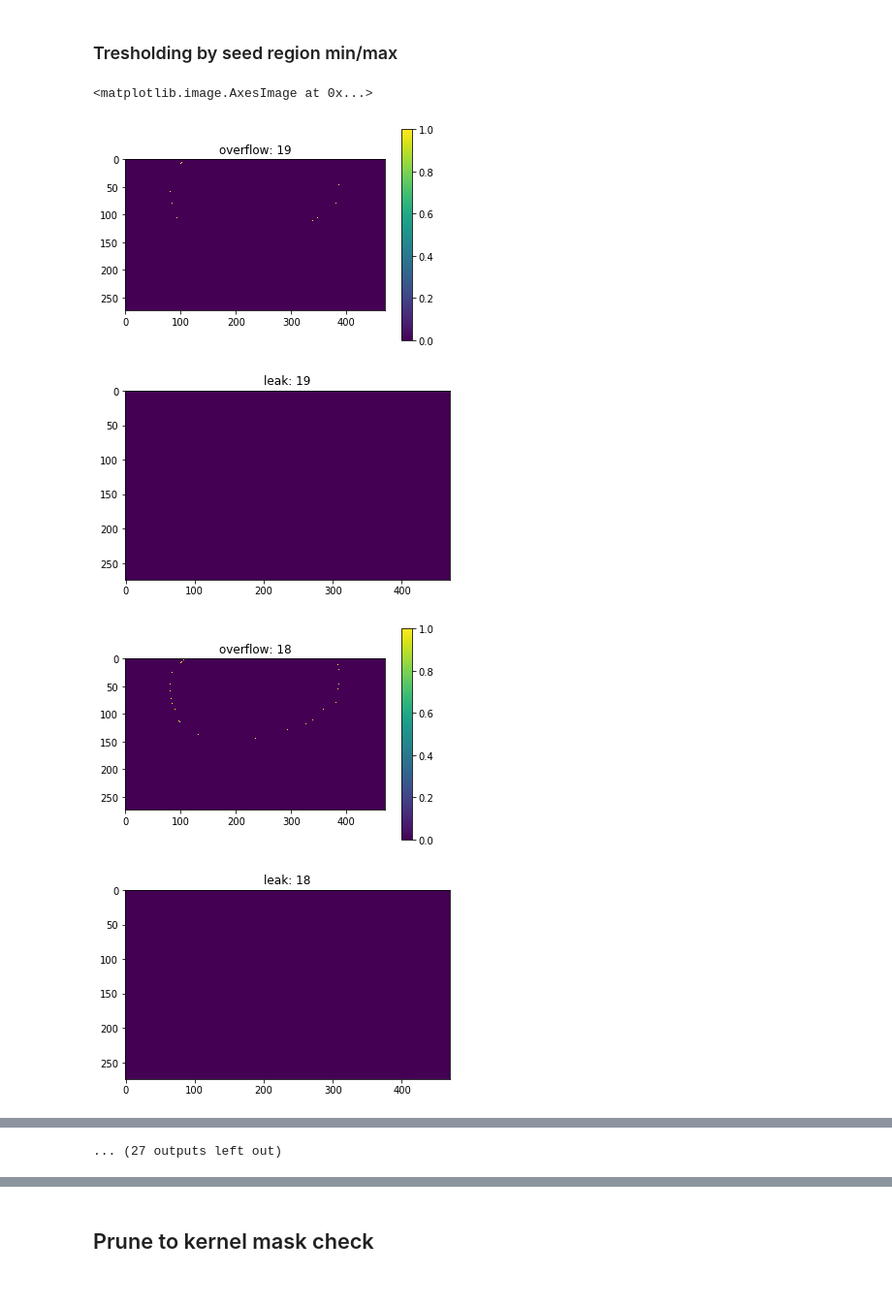
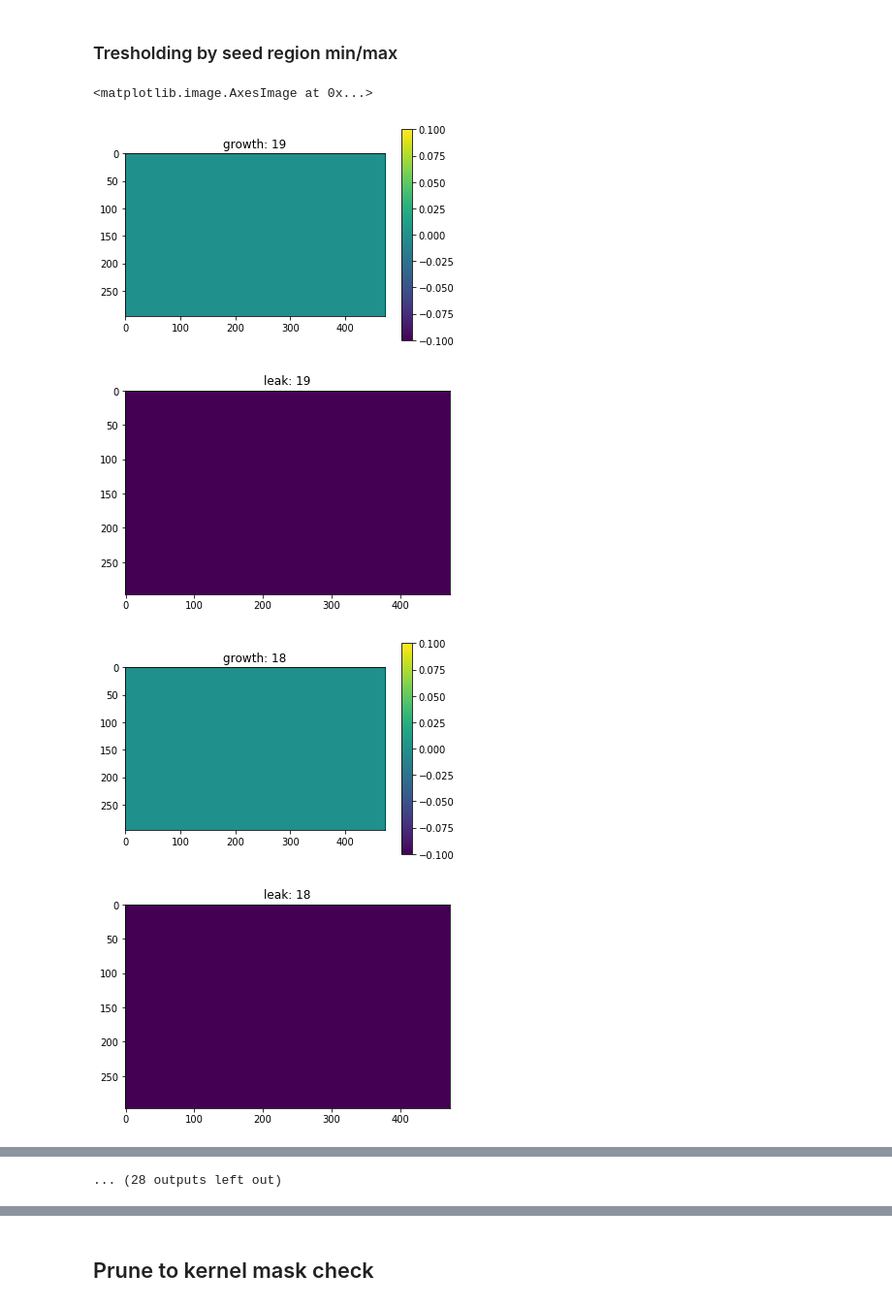
Before and after one commit to penn-ultrasound-research-laboratory/Deep-Ultrasound-Classification, a Jupyter notebook: _notebooks/LeakPluggingCary.ipynb, the cells around one changed output, grey strips where cells are left out. Shown: that part at 97% size. Cells and saved outputs as stored; diff of their text form; code cells hidden in the pictures.

```diff
--- a/_notebooks/LeakPluggingCary.ipynb
+++ b/_notebooks/LeakPluggingCary.ipynb
@@ -120,7 +120,7 @@ def prune_mask_to_kernel_radius(mask, radius):
 ### (5) Thresholding by seed region min/max
 # %%
 SEED_REGION_RADIUS = 2
-frame = cv2.imread("../../TestImages/frames/frame_0009.png", cv2.IMREAD_GRAYSCALE)
+frame = cv2.imread("../../TestImages/frames/frame_0012.png", cv2.IMREAD_GRAYSCALE)
 M, N = frame.shape
 
 plt.figure()
@@ -207,38 +207,38 @@ for radius in range(MAX_RADIUS, MIN_RADIUS-1, -1):
         np.copy(seed_region_mask),
         grow_region,
         seed_range_thresholded_image,
         disk_kernel(radius),
         iters_per_round = 3)
 
     if previous_grown is None:
-        previous_grown = np.copy(radius_grown)
+        previous_grown = as_binary_mask(np.copy(radius_grown))
 
     else:
 
         overflow = as_binary_mask(radius_grown - previous_grown)
 
         plt.figure()
-        plt.title("overflow: {0}".format(radius))
-        plt.imshow(overflow)
+        plt.title("growth: {0}".format(radius))
+        plt.imshow(radius_grown)
         plt.colorbar()
 
         # Prune the overflow to produce leak image
         pruned_mask, leak_mask = prune_mask_to_kernel_radius(overflow, radius + 1)
         composite_leak += leak_mask
 
         plt.figure()
         plt.imshow(leak_mask)
         plt.title("leak: {0}".format(radius))
 
         previous_grown = as_binary_mask(radius_grown)
 
-plugged_growth = radius_grown - as_binary_mask(composite_leak)
+plugged_growth = as_binary_mask(radius_grown - as_binary_mask(composite_leak))
 
 plt.figure()
 plt.imshow(plugged_growth)
 # %% [output]
 <matplotlib.image.AxesImage at 0x...>
-[figure, old version]
+[figure, new version]
-[figure, old version]
+[figure, new version]
-[figure, old version]
+[figure, new version]
-[figure, old version]
+[figure, new version]
@@ -252,2 +252,2 @@ plt.imshow(plugged_growth)
-... (27 outputs left out)
+... (28 outputs left out)
 # %%
```
Also changed, not shown: parts of 3 cells of this notebook.
